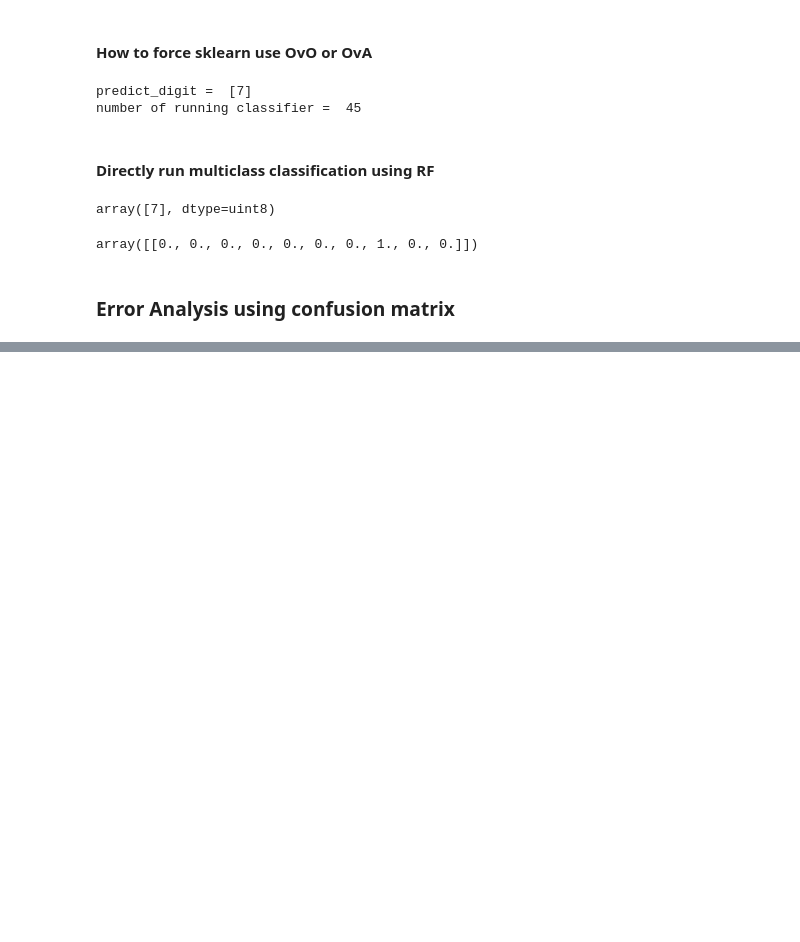
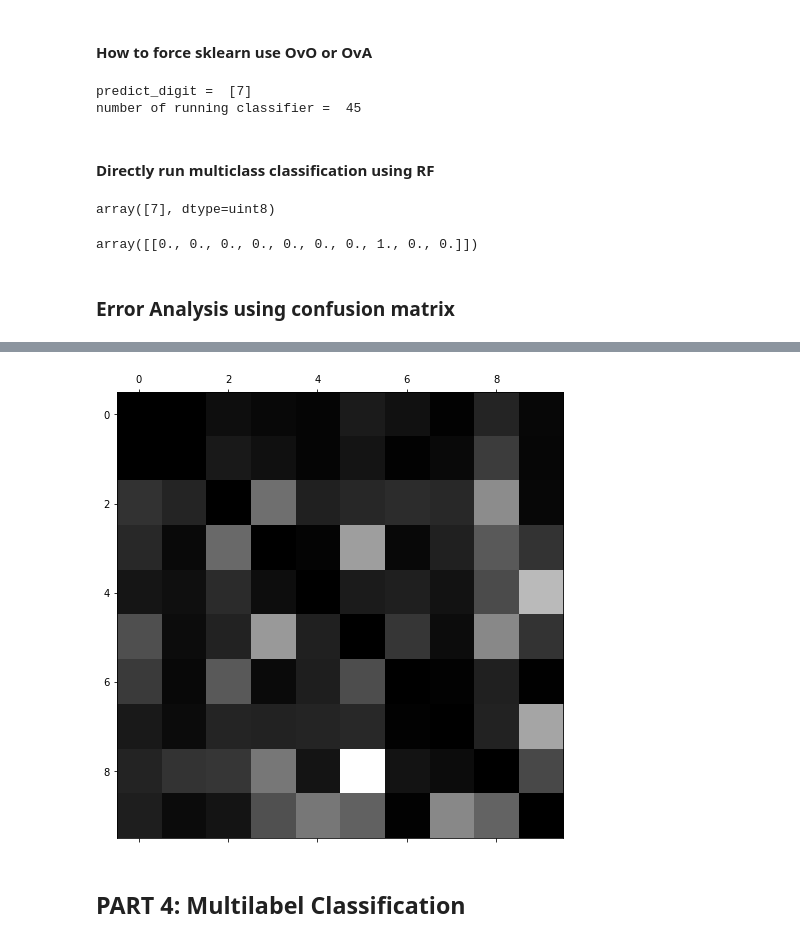
Before and after one commit to tuan-trankcc/classification, a Jupyter notebook: classification.ipynb, the cells around one changed output, grey strips where cells are left out. Saved outputs shown, nothing was run; the diff lists cells and outputs as text; code cells hidden in the pictures; blank space fills up the shorter version.

```diff
--- a/classification.ipynb
+++ b/classification.ipynb
@@ -414 +425,15 @@ row_sums = confusion_mx.sum(axis=1,
 norm_confusion_mx = confusion_mx/row_sums
+# %%
+# fill the norm_confusion_mxdiagonal with zeros so we can concentrate on error
+matfig = plt.figure(figsize=(8, 8))
+np.fill_diagonal(norm_confusion_mx, 0)
+plt.matshow(norm_confusion_mx,
+            cmap=plt.cm.gray,
+            fignum=matfig.number)
+plt.show()
+# Remind: The figure below: row is actual classess and column is predicted classess.
+# As can be seen very clearly, actuall "8" but miss classified as "5"
+# %% [output]
+[figure, added]
+# %% [markdown]
+## PART 4: Multilabel Classification
```
Also changed, not shown: parts of 16 cells of this notebook.
